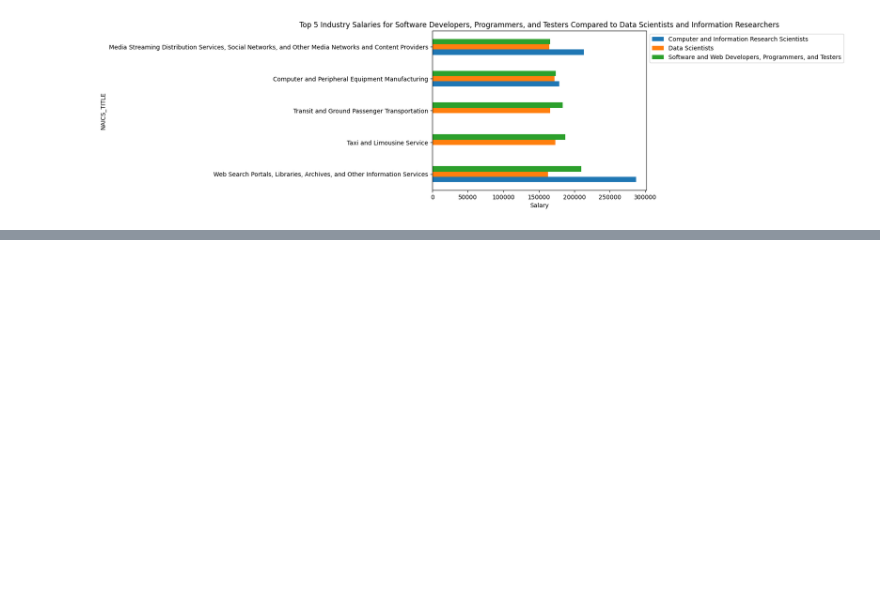
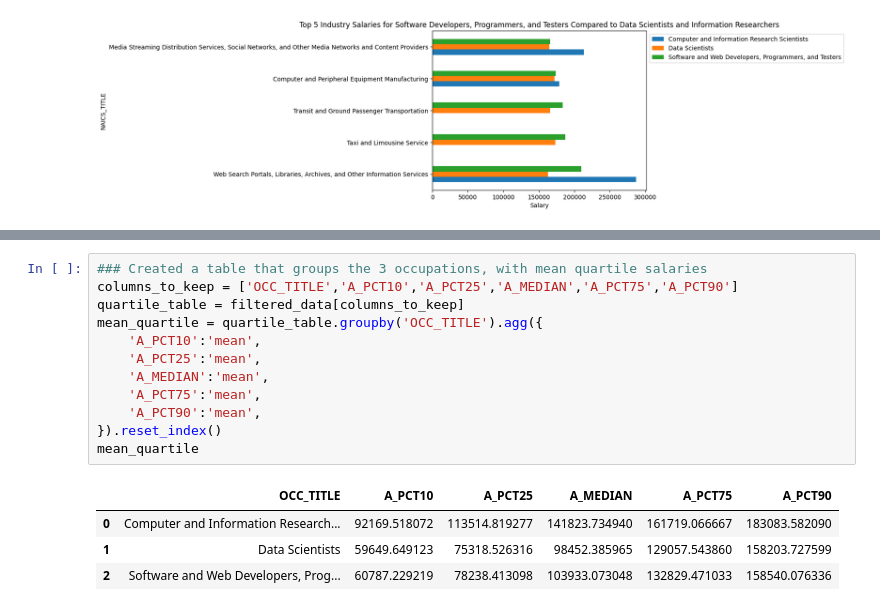
Before and after one commit to Rayenbt/Occupations_analysis_US, a Jupyter notebook: CA1.ipynb, the cells around one changed output, grey strips where cells are left out. Cells and saved outputs as stored; diff of their text form; blank space fills up the shorter version.

```diff
--- a/CA1.ipynb
+++ b/CA1.ipynb
@@ -245,0 +268,17 @@ plt.legend(bbox_to_anchor=(1, 1), loc='upper left')
+# %%
+### Created a table that groups the 3 occupations, with mean quartile salaries
+columns_to_keep = ['OCC_TITLE','A_PCT10','A_PCT25','A_MEDIAN','A_PCT75','A_PCT90']
+quartile_table = filtered_data[columns_to_keep]
+mean_quartile = quartile_table.groupby('OCC_TITLE').agg({
+    'A_PCT10':'mean',
+    'A_PCT25':'mean',
+    'A_MEDIAN':'mean',
+    'A_PCT75':'mean',
+    'A_PCT90':'mean',
+}).reset_index()
+mean_quartile
+# %% [output]
+|  | OCC_TITLE | A_PCT10 | A_PCT25 | A_MEDIAN | A_PCT75 | A_PCT90 |
+| 0 | Computer and Information Research... | 92169.518072 | 113514.819277 | 141823.734940 | 161719.066667 | 183083.582090 |
+| 1 | Data Scientists | 59649.649123 | 75318.526316 | 98452.385965 | 129057.543860 | 158203.727599 |
+| 2 | Software and Web Developers, Prog... | 60787.229219 | 78238.413098 | 103933.073048 | 132829.471033 | 158540.076336 |
```
Also changed, not shown: parts of 4 cells of this notebook.
